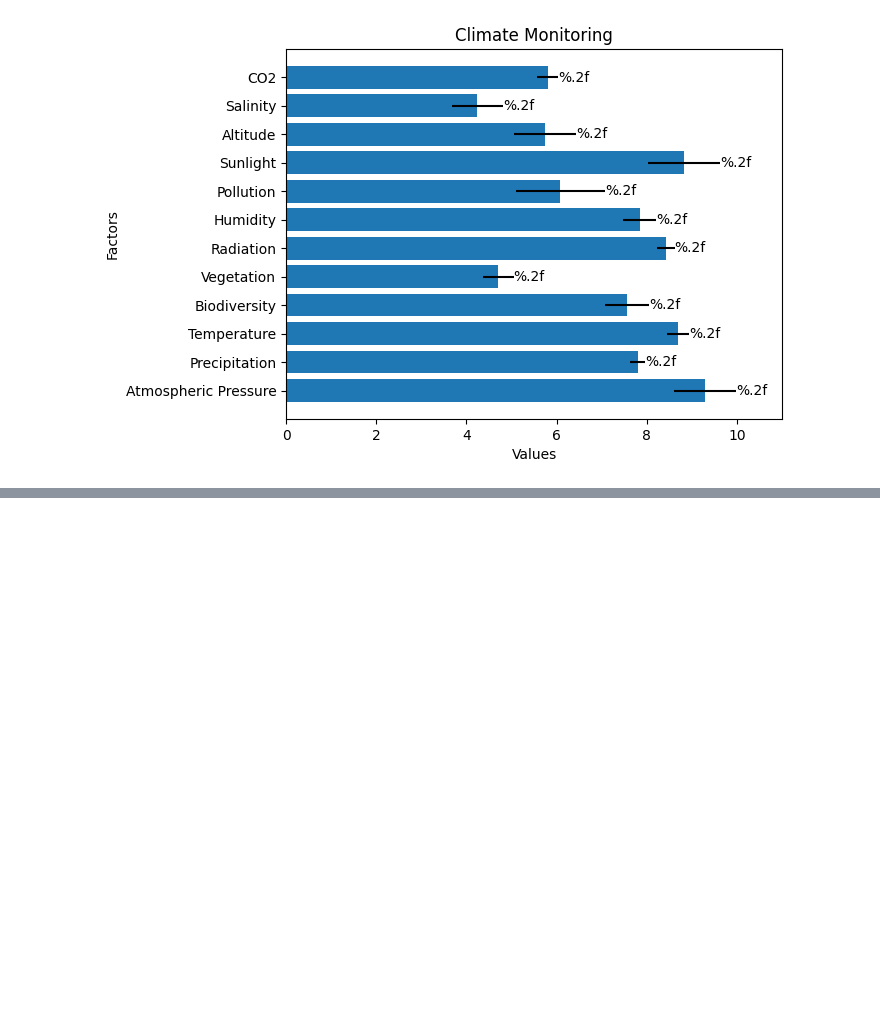
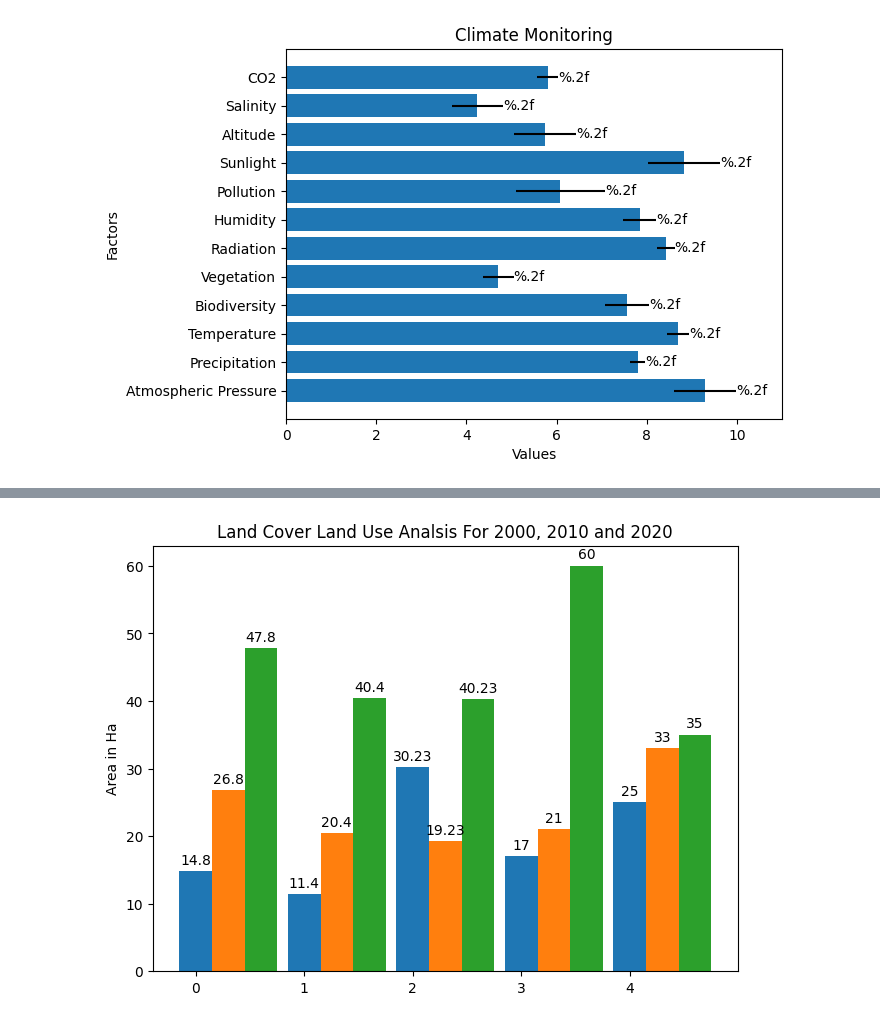
Before and after one commit to SunshineIDR/Matplotlib, a Jupyter notebook: MatPlotLib.ipynb, the cells around one changed output, grey strips where cells are left out. Drawn from its saved outputs; the diff is of its cells as text; code cells hidden in the pictures; blank space fills up the shorter version.

```diff
--- a/MatPlotLib.ipynb
+++ b/MatPlotLib.ipynb
@@ -1418,0 +1466,26 @@ plt.show()
+# %%
+import matplotlib.pyplot as plt # Modules we want to use
+import numpy as np # Modules we want to use
+
+Class = ("Built Area", "Water", "Bare Soil", "Vegetation", "Urban")
+Year = {
+    "2000" : (14.8, 11.4, 30.23, 17.0, 25.0),
+    "2010" : (26.8, 20.4,19.23, 21.0, 33.0),
+    "2020" : (47.8, 40.4, 40.23, 60, 35.0),
+}
+x = np.arange(len(Class))
+width = 0.3
+multiplier = 0
+
+fig, ax = plt.subplots(layout = "constrained")
+for attribute, measurement in Year.items():
+    offset = width * multiplier
+    rects = ax.bar(x + offset, measurement, width, label = attribute)
+    ax.bar_label(rects, padding = 3)
+    multiplier +=1
+ax.set_ylabel("Area in Ha")
+ax.set_title("Land Cover Land Use Analsis For 2000, 2010 and 2020")
+
+plt.show()
+# %% [output]
+[figure, added]
```
Also changed, not shown: parts of 19 cells of this notebook.
